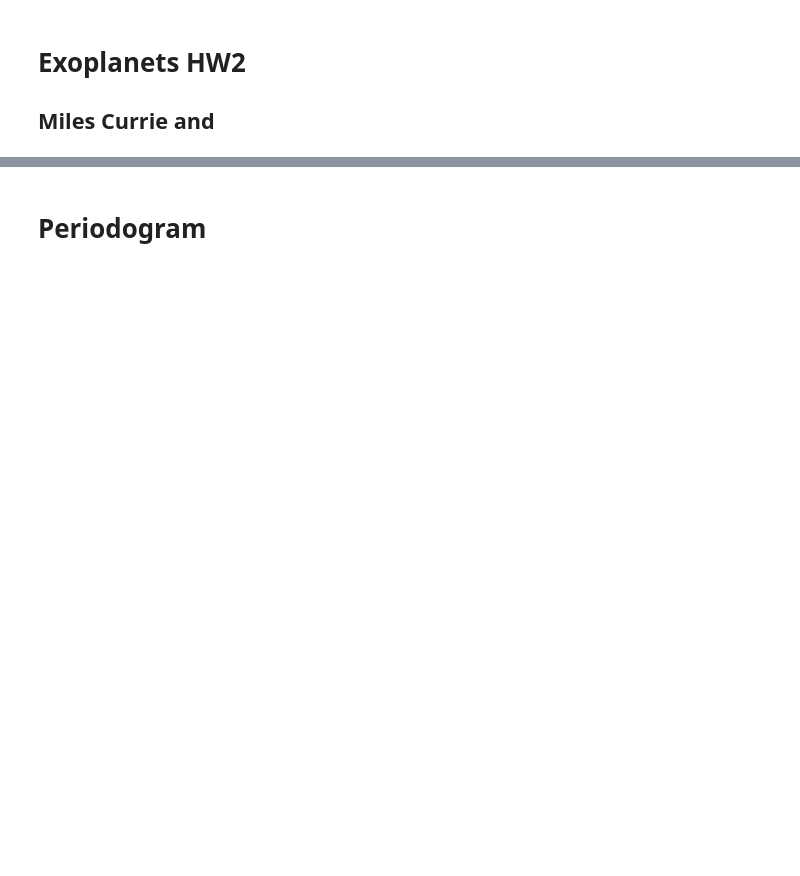
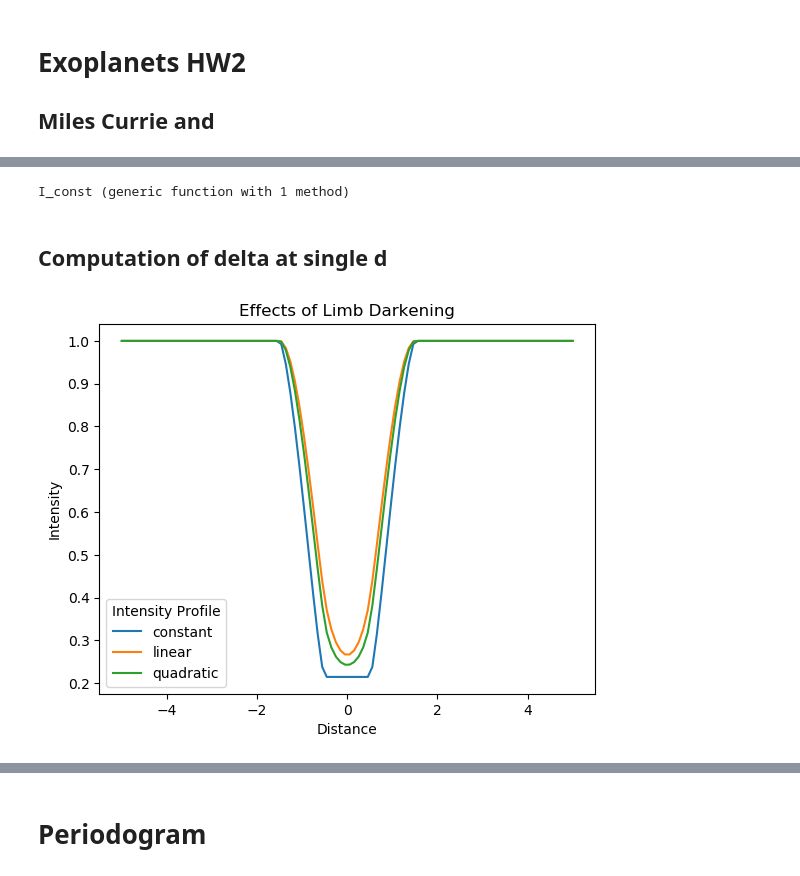
Before and after one commit to curriem/exoplanets_class, a Jupyter notebook: exoplanets_hw2.ipynb, the cells around one changed output, grey strips where cells are left out. Saved outputs shown, nothing was run; the diff lists cells and outputs as text; code cells hidden in the pictures; blank space fills up the shorter version.

```diff
--- a/exoplanets_hw2.ipynb
+++ b/exoplanets_hw2.ipynb
@@ -57,0 +168,6 @@ overlap_area (generic function with 1 method)
+# %%
+function I_const(x)
+   return  1
+end
+# %% [output]
+I_const (generic function with 1 method)
@@ -57,0 +181,44 @@ overlap_area (generic function with 1 method)
+# %%
+function I_quadratic(x)
+    I_0 = 1
+    c_1 = 0.5
+    c_2 = 0.5
+    mu = sqrt(1 - x^2)
+    return I_0 * (1 - c_1*(1 - mu) - c_2 * (1 - mu)^2)
+end;
+# %% [markdown]
+## Computation of delta at single d
+# %%
+function compute_delta(d, I)
+    num_steps = 100
+    x = collect(range(0, stop=1, length=num_steps))
+    delta = 0
+    planet_radius = 0.5
+    for i in range(2, stop=num_steps)
+        delta += d_delta(i, x, d, planet_radius, I)
+    end
+    return delta
+end;
+# %%
+d_grid = collect(range(-5, stop=5, length=100))
+deltas_const = []
+deltas_linear = []
+deltas_quatratic = []
+
+for d in d_grid
+    append!(deltas_const, compute_delta(d, I_const))
+    append!(deltas_linear, compute_delta(d, I_linear))
+    append!(deltas_quatratic, compute_delta(d, I_quadratic))
+end
+
+figure()
+title("Effects of Limb Darkening")
+plot(d_grid, 1 .- deltas_const, label="constant")
+plot(d_grid, 1 .- deltas_linear, label="linear")
+plot(d_grid, 1 .- deltas_quatratic, label="quadratic")
+legend(title="Intensity Profile")
+xlabel("Distance")
+ylabel("Intensity")
+show()
+# %% [output]
+[figure, added]
```
Also changed, not shown: parts of 22 cells of this notebook.
